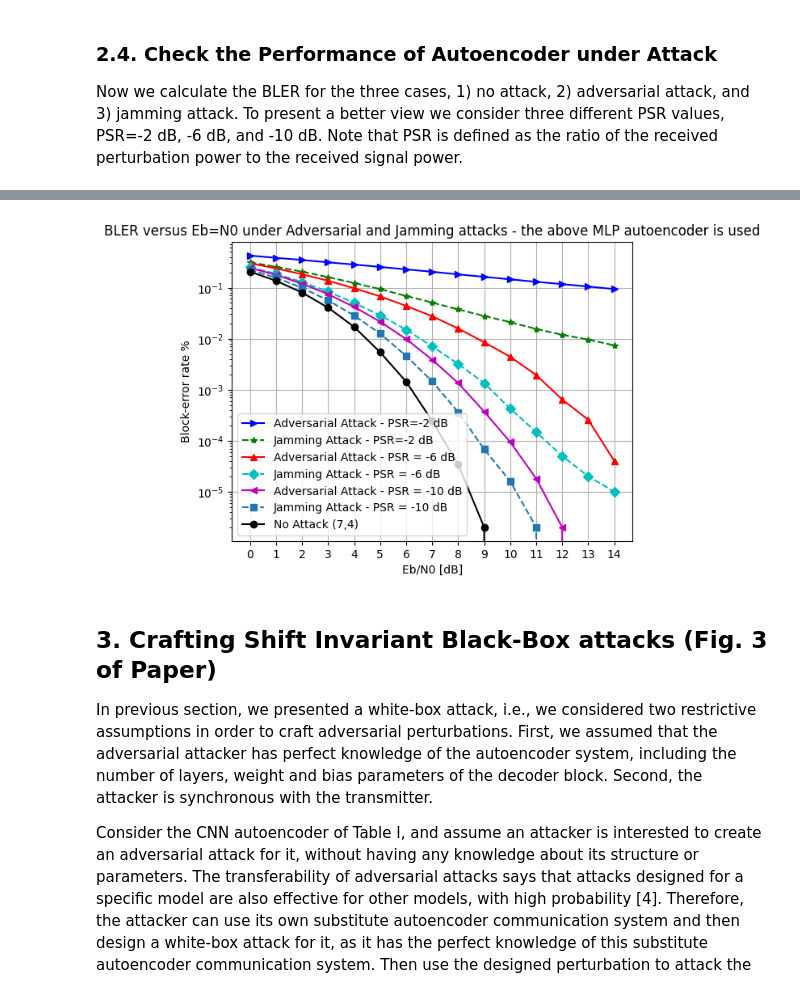
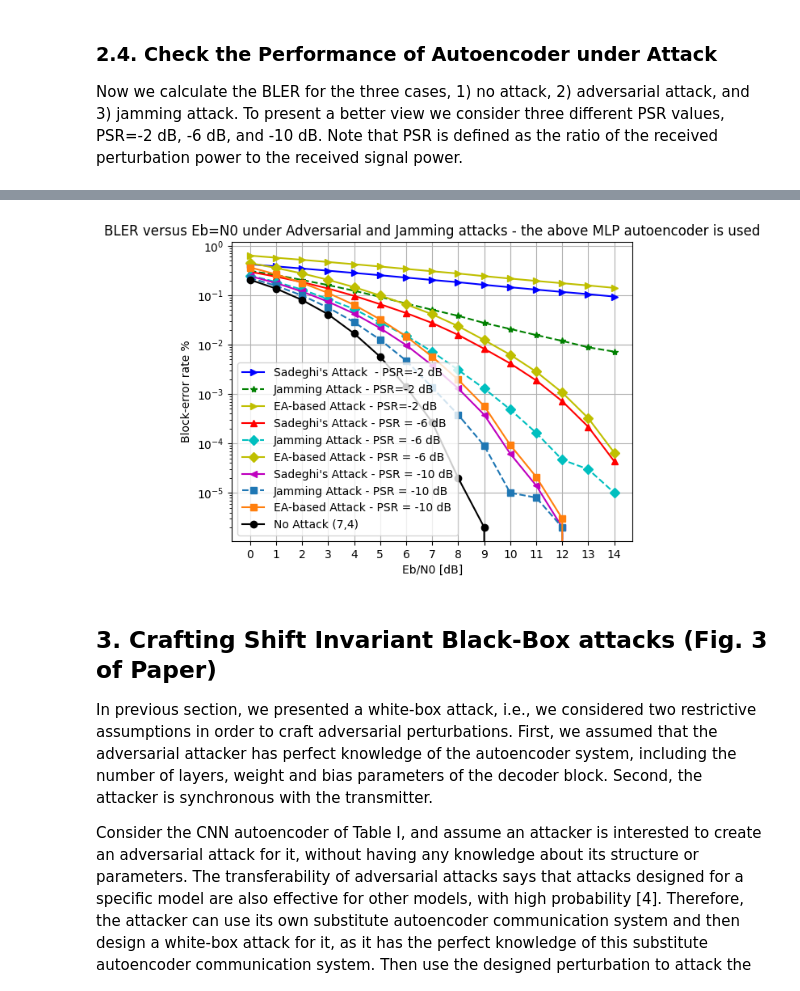
Before and after one commit to LuongHvd/ATTTin-20222, a Jupyter notebook: Adv_Attack_Autoencoders/Physical_Adversarial_Attacks_Against_E2E_Autoencoders.ipynb, the cells around one changed output, grey strips where cells are left out. Cells and saved outputs as stored; diff of their text form; code cells hidden in the pictures.

```diff
--- a/Adv_Attack_Autoencoders/Physical_Adversarial_Attacks_Against_E2E_Autoencoders.ipynb
+++ b/Adv_Attack_Autoencoders/Physical_Adversarial_Attacks_Against_E2E_Autoencoders.ipynb
@@ -140,28 +155,57 @@ Now we calculate the BLER for the three cases, 1) no attack, 2) adversarial atta
+# %%
+fig, ax = plt.subplots()
+
+ax.plot(ebnodbs,BLER_Adv_Attack_minus2,'b>-',label='Sadeghi\'s Attack  - PSR=-2 dB')
+ax.plot(ebnodbs,BLER_Jamming_Attack_minus2,'g*--',label='Jamming Attack - PSR=-2 dB')
+ax.plot(ebnodbs,1.5*BLER_Adv_Attack_minus2,'y>-',label='EA-based Attack - PSR=-2 dB')
+
+ax.plot(ebnodbs,BLER_Adv_Attack_minus6,'r^-',label='Sadeghi\'s Attack - PSR = -6 dB')
+ax.plot(ebnodbs,BLER_Jamming_Attack_minus6,'cD--',label='Jamming Attack - PSR = -6 dB')
+ax.plot(ebnodbs,1.5*BLER_Adv_Attack_minus6,'yD-',label='EA-based Attack - PSR = -6 dB')
+
+ax.plot(ebnodbs,BLER_Adv_Attack_minus10,'m<-',label='Sadeghi\'s Attack - PSR = -10 dB')
+ax.plot(ebnodbs,BLER_Jamming_Attack_minus10,'s--',label='Jamming Attack - PSR = -10 dB')
+ax.plot(ebnodbs,1.5*BLER_Adv_Attack_minus10,'s-',label='EA-based Attack - PSR = -10 dB')
+
+ax.plot(ebnodbs,BLER_No_Attack,'ko-',label='No Attack ({},{})'.format(n,k))
+
+plt.title('BLER versus Eb=N0 under Adversarial and Jamming attacks - the above MLP autoencoder is used')
+plt.yscale('log')
+plt.legend(loc='lower left')
+plt.xticks(ebnodbs,ebnodbs)
+ax.set_xlabel('Eb/N0 [dB]')
+ax.set_ylabel('Block-error rate %')
+ax.grid(True)
+plt.show()
+# %% [output]
+[figure, added]
 # %%
 ebnodbs = np.linspace(0,14,15,dtype=int)
 batch_size = 1000
 #
 PSR_dB = -2
-_ , BLER_Adv_Attack_minus2, BLER_Jamming_Attack_minus2 = ae_MLP.bler_sim_attack_AWGN(universal_per_fgm_MLP.reshape(1,2,n), PSR_dB, ebnodbs, batch_size, 300) #50
+_ , BLER_Adv_Attack_minus2, BLER_Jamming_Attack_minus2, BLER_Eab_Attack_minus2 = ae_MLP.bler_sim_attack_AWGN_proposed(universal_per_fgm_MLP.reshape(1,2,n), universal_per_eab_MLP, PSR_dB, ebnodbs, batch_size, 300) #50
 #
 PSR_dB = -6
-_, BLER_Adv_Attack_minus6, BLER_Jamming_Attack_minus6 = ae_MLP.bler_sim_attack_AWGN(universal_per_fgm_MLP.reshape(1,2,n), PSR_dB, ebnodbs, batch_size, 300) #100
+_, BLER_Adv_Attack_minus6, BLER_Jamming_Attack_minus6, BLER_Eab_Attack_minus6 = ae_MLP.bler_sim_attack_AWGN_proposed(universal_per_fgm_MLP.reshape(1,2,n), universal_per_eab_MLP, PSR_dB, ebnodbs, batch_size, 300) #100
 #
 PSR_dB = -10
-BLER_No_Attack , BLER_Adv_Attack_minus10, BLER_Jamming_Attack_minus10 = ae_MLP.bler_sim_attack_AWGN(universal_per_fgm_MLP.reshape(1,2,n), PSR_dB, ebnodbs, batch_size, 500) # 300
+BLER_No_Attack , BLER_Adv_Attack_minus10, BLER_Jamming_Attack_minus10, BLER_Eab_Attack_minus10 = ae_MLP.bler_sim_attack_AWGN_proposed(universal_per_fgm_MLP.reshape(1,2,n), universal_per_eab_MLP, PSR_dB, ebnodbs, batch_size, 500) # 300
 #
 
 fig, ax = plt.subplots()
 
 ax.plot(ebnodbs,BLER_Adv_Attack_minus2,'b>-',label='Adversarial Attack - PSR=-2 dB')
 ax.plot(ebnodbs,BLER_Jamming_Attack_minus2,'g*--',label='Jamming Attack - PSR=-2 dB')
-
+ax.plot(ebnodbs,BLER_Eab_Attack_minus2,'y*--',label='EA-based Attack - PSR=-2 dB')
 
 ax.plot(ebnodbs,BLER_Adv_Attack_minus6,'r^-',label='Adversarial Attack - PSR = -6 dB')
 ax.plot(ebnodbs,BLER_Jamming_Attack_minus6,'cD--',label='Jamming Attack - PSR = -6 dB')
+ax.plot(ebnodbs,BLER_Eab_Attack_minus6,'yD--',label='EA-based Attack - PSR = -6 dB')
 
 ax.plot(ebnodbs,BLER_Adv_Attack_minus10,'m<-',label='Adversarial Attack - PSR = -10 dB')
 ax.plot(ebnodbs,BLER_Jamming_Attack_minus10,'s--',label='Jamming Attack - PSR = -10 dB')
+ax.plot(ebnodbs,BLER_Eab_Attack_minus10,'s--',label='EA-based Attack - PSR = -10 dB')
 
 ax.plot(ebnodbs,BLER_No_Attack,'ko-',label='No Attack ({},{})'.format(n,k))
 
@@ -173,8 +217,6 @@ ax.set_xlabel('Eb/N0 [dB]')
 ax.set_ylabel('Block-error rate %')
 ax.grid(True)
 plt.show()
-# %% [output]
-[figure, removed]
 # %% [markdown]
 ## 3. Crafting Shift Invariant Black-Box attacks (Fig. 3 of Paper)
 In previous section, we presented a white-box attack, i.e., we considered two restrictive assumptions in order to craft adversarial perturbations. First, we assumed that the adversarial attacker has perfect knowledge of the autoencoder system, including the number of layers, weight and bias parameters of the decoder block. Second, the attacker is synchronous with the transmitter.
```
Also changed, not shown: parts of 4 cells of this notebook, 2 other files.
